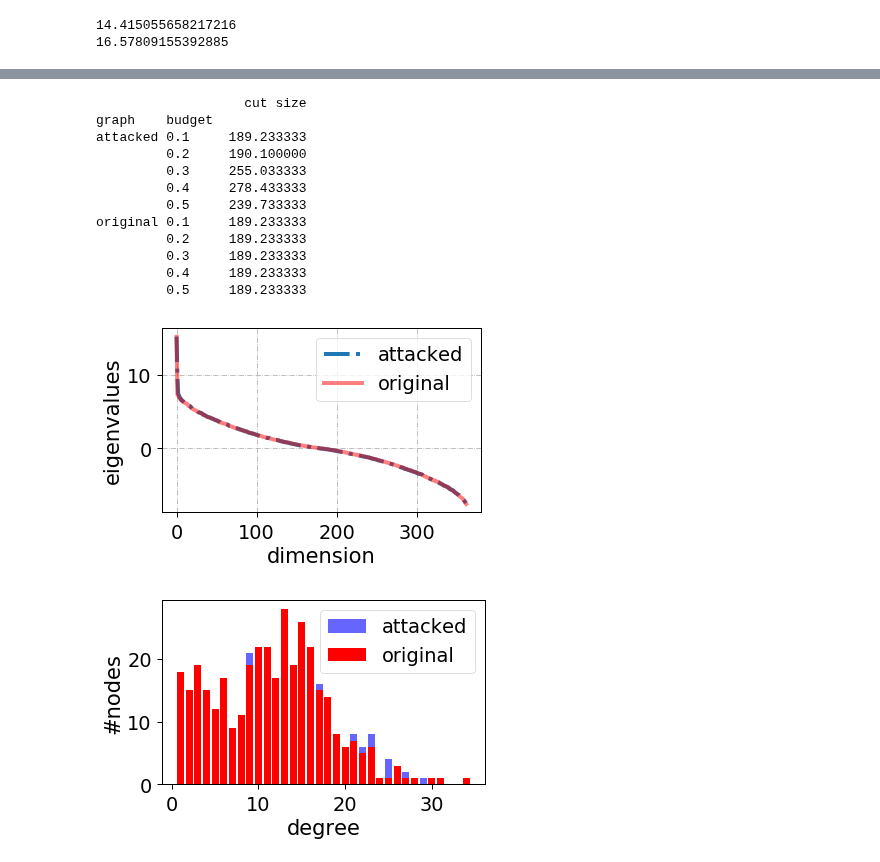
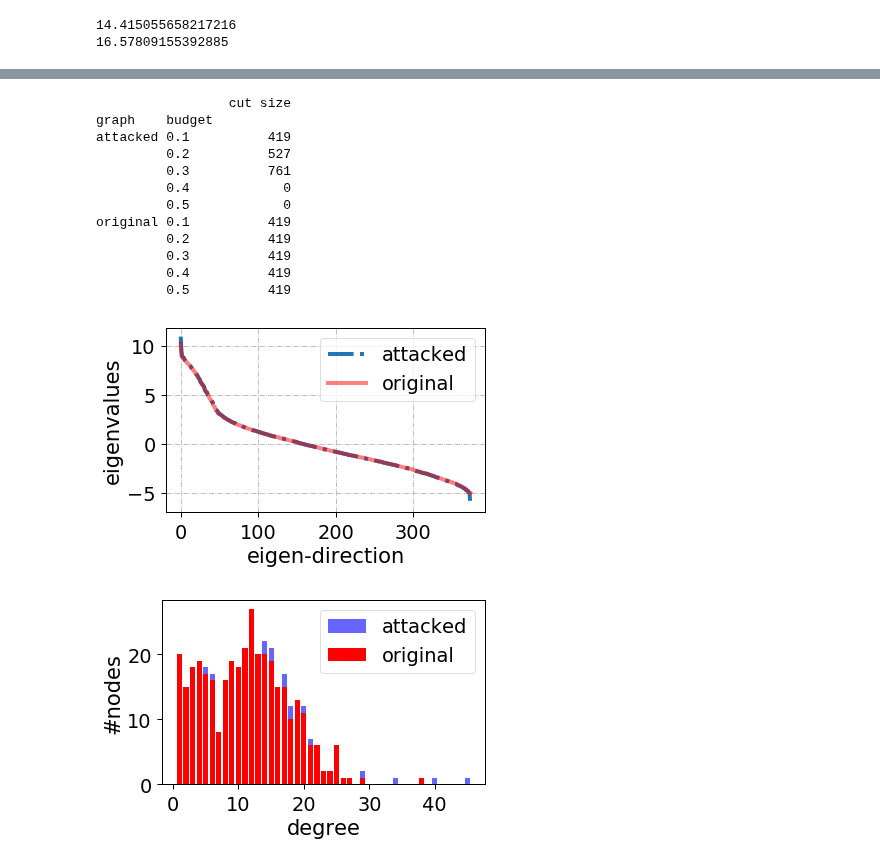
Before and after one commit to marsplus/attack-graph-code, a Jupyter notebook: src/data-analysis.ipynb, the cells around one changed output, grey strips where cells are left out. Cells and saved outputs as stored; diff of their text form; code cells hidden in the pictures.

```diff
--- a/src/data-analysis.ipynb
+++ b/src/data-analysis.ipynb
@@ -329,10 +329,10 @@ print(np.max(ret))
 # %%
 ### the density of S/S' as the attacker's budget increases ###
 
-graph_type = 'BTER'
-numExp = 30
-mode = 'min_lambda1_SP'
-folder = '../result/utility_max/{}'.format(mode)
+graph_type = 'Email'
+numExp = 1
+mode = 'min_eigcent_SP'
+folder = '../result/unweighted/{}'.format(mode)
 Key = 'equalAlpha'
 graph_name = ['original', 'attacked']
 
@@ -366,10 +366,10 @@ original 0.1      0.121895
 # %%
 ### the largest eigenvalue of G as the attacker's budget increases ###
 
-graph_type = 'BTER'
-numExp = 30
-mode = 'min_lambda1_SP'
-folder = '../result/utility_max/{}'.format(mode)
+graph_type = 'Email'
+numExp = 1
+mode = 'min_eigcent_SP'
+folder = '../result/unweighted/{}'.format(mode)
 Key = 'equalAlpha'
 graph_name = ['original', 'attacked']
 
@@ -414,10 +414,10 @@ original 0.1     15.375907   3.774782   14.719437
 # %%
 ### the cut (non-normalized) size as the attacker's budget increases ###
 
-graph_type = 'BTER'
-numExp = 30
-mode = 'min_lambda1_SP'
-folder = '../result/utility_max/{}'.format(mode)
+graph_type = 'Email'
+numExp = 1
+mode = 'min_eigcent_SP'
+folder = '../result/unweighted/{}'.format(mode)
 Key = 'alpha3=1'
 graph_name = ['original', 'attacked']
 
@@ -435,25 +435,25 @@ ret = pd.DataFrame(ret, columns=['cut size', 'graph', 'budget'])
 y = ret.groupby(['graph', 'budget']).mean()
 print(y)
 # %% [output]
-                   cut size
+                 cut size
 graph    budget
-attacked 0.1     189.233333
-         0.2     190.100000
-         0.3     255.033333
-         0.4     278.433333
-         0.5     239.733333
-original 0.1     189.233333
-         0.2     189.233333
-         0.3     189.233333
-         0.4     189.233333
-         0.5     189.233333
+attacked 0.1          419
+         0.2          527
+         0.3          761
+         0.4            0
+         0.5            0
+original 0.1          419
+         0.2          419
+         0.3          419
+         0.4          419
+         0.5          419
 # %%
 ### the spectra before/after attack ###
 
-graph_type = 'BTER'
+graph_type = 'Small-World'
 numExp = 30
-mode = 'min_lambda1_SP'
-folder = '../result/utility_max/{}'.format(mode)
+mode = 'min_eigcent_SP'
+folder = '../result/unweighted/{}'.format(mode)
 Key = 'equalAlpha'
 graph_name = ['original', 'attacked']
 budget = 0.5
@@ -475,41 +475,41 @@ plt.plot(x, ret['original'], label='original', linewidth=4, alpha=0.5, color='r'
 plt.legend()
 plt.grid(linestyle='-.')
 plt.ylabel('eigenvalues')
-plt.xlabel('dimension')
+plt.xlabel('eigen-direction')
 plt.tight_layout()
 # %% [output]
-[figure, old version]
+[figure, new version]
 # %%
 ### the degree distributioin before/after attack ###
 import collections
 
 graph_type = 'BTER'
 numExp = 30
 mode = 'min_eigcent_SP'
-folder = '../result/utility_max/{}'.format(mode)
-Key = 'alpha1=1'
+folder = '../result/unweighted/{}'.format(mode)
+Key = 'equalAlpha'
 graph_name = ['attacked', 'original']
 budget = 0.5
-exp = 0
+exp = 10
 
 with open(os.path.join(folder, '{}_numExp_{}_attacked_graphs_{}.p'.format(graph_type, numExp, Key)), 'rb') as fid:
     data = pickle.load(fid)
 
 plt.figure()
 deg_dist = {'attacked': None, 'original': None}
 for gn in graph_name:
     G = data[budget][exp][gn]
     degree_sequence = sorted([d for n, d in G.degree()], reverse=True)
     degreeCount = collections.Counter(degree_sequence)
     deg, cnt = zip(*degreeCount.items())
     deg_dist[gn] = np.array(cnt) / np.sum(cnt)
     if gn == 'attacked':
         plt.bar(deg, cnt, width=0.8, color='b', alpha=0.6, label='attacked')
     else:
         plt.bar(deg, cnt, width=0.8, color='r', label='original')
 plt.legend()
 plt.ylabel('#nodes')
 plt.xlabel('degree')
 plt.tight_layout()
 # %% [output]
-[figure, old version]
+[figure, new version]
```
Also changed, not shown: parts of 4 cells of this notebook, 3 other files.
